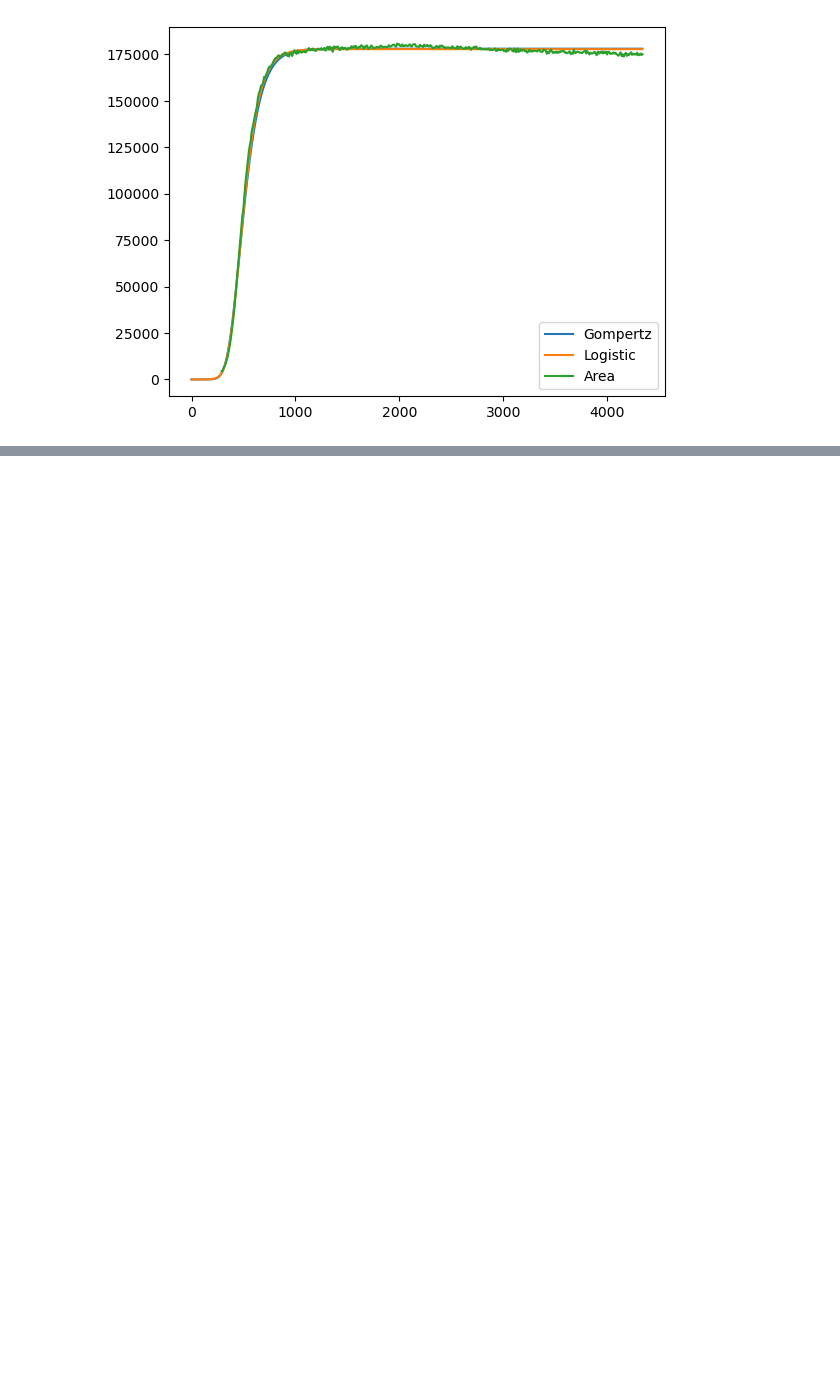
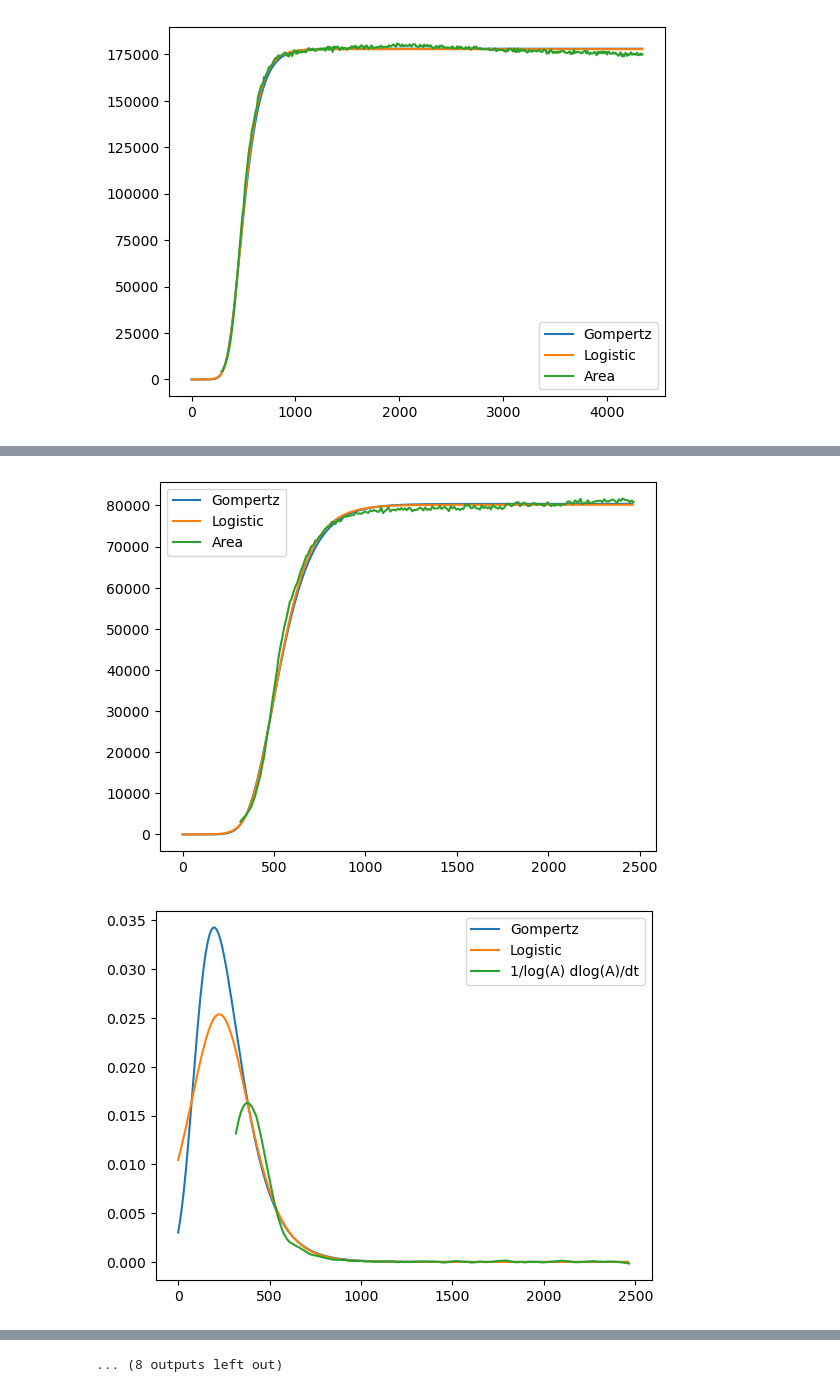
Before and after one commit to RudgeLab/popdyn, a Jupyter notebook: Notebooks/Colony growth.ipynb, the cells around one changed output, grey strips where cells are left out. Cells and saved outputs as stored; diff of their text form; code cells hidden in the pictures; blank space fills up the shorter version.

```diff
--- a/Notebooks/Colony growth.ipynb
+++ b/Notebooks/Colony growth.ipynb
@@ -127,0 +129,44 @@ plt.show()
+# %%
+for pos in range(10):#df.index.values:
+    df_pos = df.loc[pos,:]
+    gparams = json.loads(df_pos['gomp_params'])
+    lparams = json.loads(df_pos['logistic_params'])
+
+    gA = gparams['A']
+    gmu = gparams['mu_m']
+    gl = gparams['lambda']
+    lA = lparams['A']
+    lmu = lparams['mu_m']
+    ll = lparams['lambda']
+
+    idx = pos
+    area = extract_array(df.loc[idx,'area'])
+    incub_time_s = datetime.strptime(df.loc[idx,'t_im'], '%H:%M:%S') - datetime.strptime(df.loc[idx,'t_incub'], '%H:%M:%S')
+    incub_time_n = incub_time_s.seconds / 60
+    time_points = np.arange(0, df.loc[idx, 'exp length'])*10 + incub_time_n
+    t = np.arange(0, time_points[-1]+1, 10)
+
+    gg = gompertz(t,gA,gmu,gl)
+    lg = logistic(t,lA,lmu,ll)
+    plt.plot(t,np.exp(gg), label='Gompertz')
+    plt.plot(t,np.exp(lg), label='Logistic')
+    plt.plot(time_points,area, label='Area')
+    plt.legend()
+    plt.show()
+
+    ggr = gompertz_growth_rate(t,gA,gmu,gl)
+    lgr = logistic_growth_rate(t,lA,lmu,ll)
+
+    rel_a = savgol_filter(np.log(area), 21, 3, deriv=1) / savgol_filter(np.log(area), 21, 3)
+
+    plt.plot(t, ggr, label='Gompertz')
+    plt.plot(t, lgr, label='Logistic')
+    #plt.plot(time_points, ggr[(len(ggr)-len(area)):] / np.log(area), label='Gompertz')
+    #plt.plot(time_points, lgr[(len(lgr)-len(area)):] / np.log(area), label='Logistic')
+    plt.plot(time_points, rel_a, label='1/log(A) dlog(A)/dt')
+    #plt.plot(time_points,area, label='Area')
+    plt.legend()
+    plt.show()
+# %% [output]
+[figure, added]
+[figure, added]
@@ -127,0 +183 @@ plt.show()
+... (8 outputs left out)
```
Also changed, not shown: parts of 10 cells of this notebook, 8 other files.
